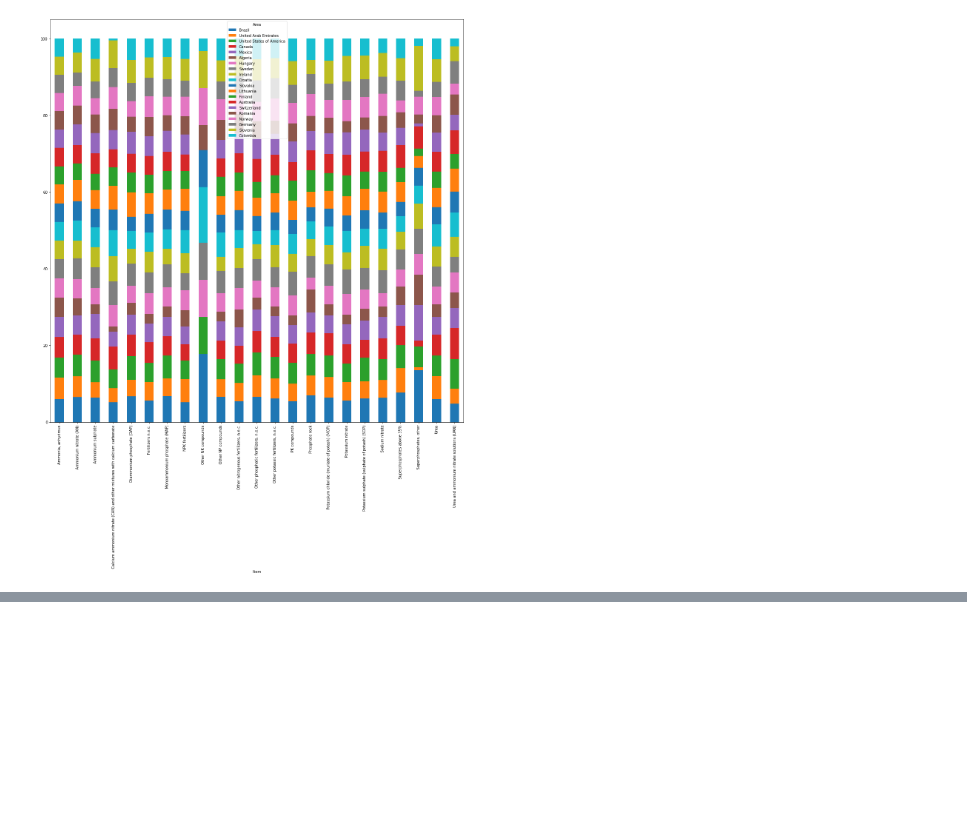
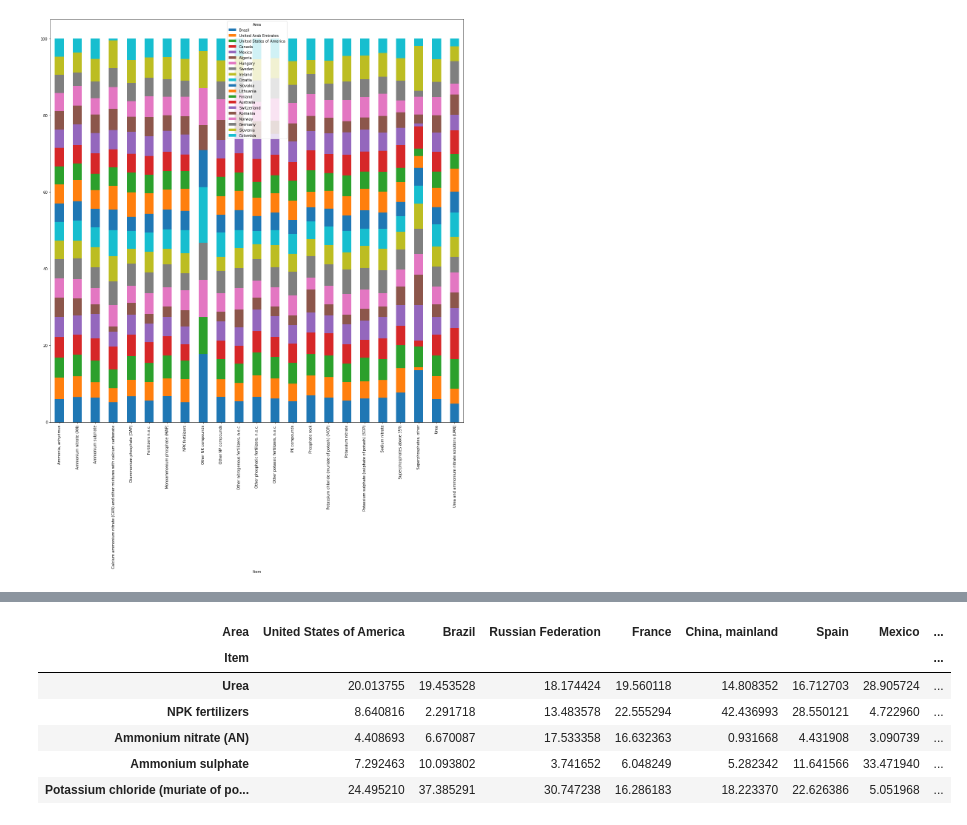
Before and after one commit to JSemelhago/DFManipulationComparison, a Jupyter notebook: src/DataframeManipulationTypes.ipynb, the cells around one changed output, grey strips where cells are left out. Cells and saved outputs as stored; diff of their text form; code cells hidden in the pictures; blank space fills up the shorter version.

```diff
--- a/src/DataframeManipulationTypes.ipynb
+++ b/src/DataframeManipulationTypes.ipynb
@@ -248 +262,12 @@ dffinal.head()
+# %%
+dffinal = dffinal.apply(lambda x: x/x.sum()*100)
+dffinal.head()
+# %% [output]
+| Area | United States of America | Brazil | Russian Federation | France | China, mainland | Spain | Mexico | ... |
+| Item |  |  |  |  |  |  |  | ... |
+| Urea | 20.013755 | 19.453528 | 18.174424 | 19.560118 | 14.808352 | 16.712703 | 28.905724 | ... |
+| NPK fertilizers | 8.640816 | 2.291718 | 13.483578 | 22.555294 | 42.436993 | 28.550121 | 4.722960 | ... |
+| Ammonium nitrate (AN) | 4.408693 | 6.670087 | 17.533358 | 16.632363 | 0.931668 | 4.431908 | 3.090739 | ... |
+| Ammonium sulphate | 7.292463 | 10.093802 | 3.741652 | 6.048249 | 5.282342 | 11.641566 | 33.471940 | ... |
+| Potassium chloride (muriate of po... | 24.495210 | 37.385291 | 30.747238 | 16.286183 | 18.223370 | 22.626386 | 5.051968 | ... |
 # %%
```
Also changed, not shown: parts of 6 cells of this notebook.
